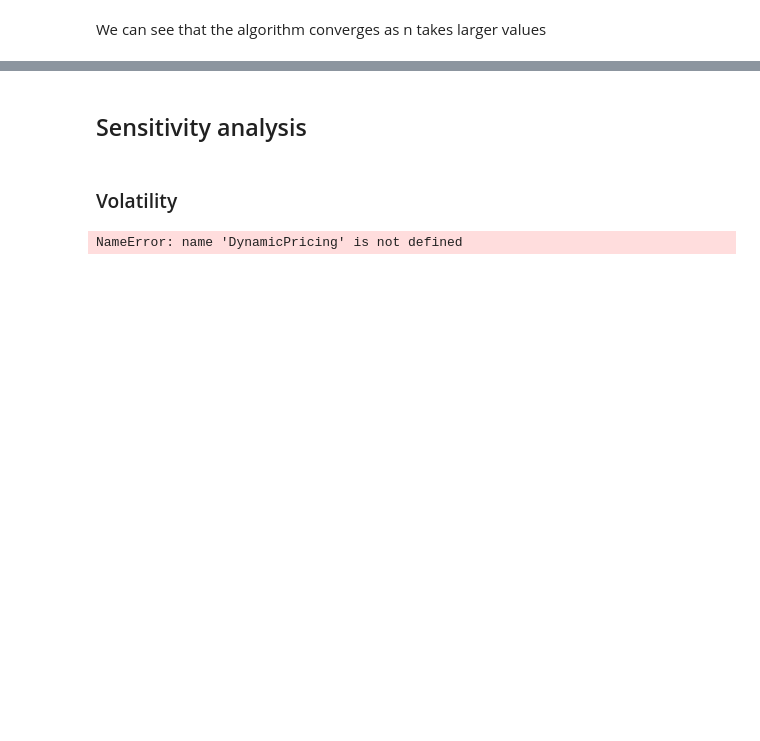
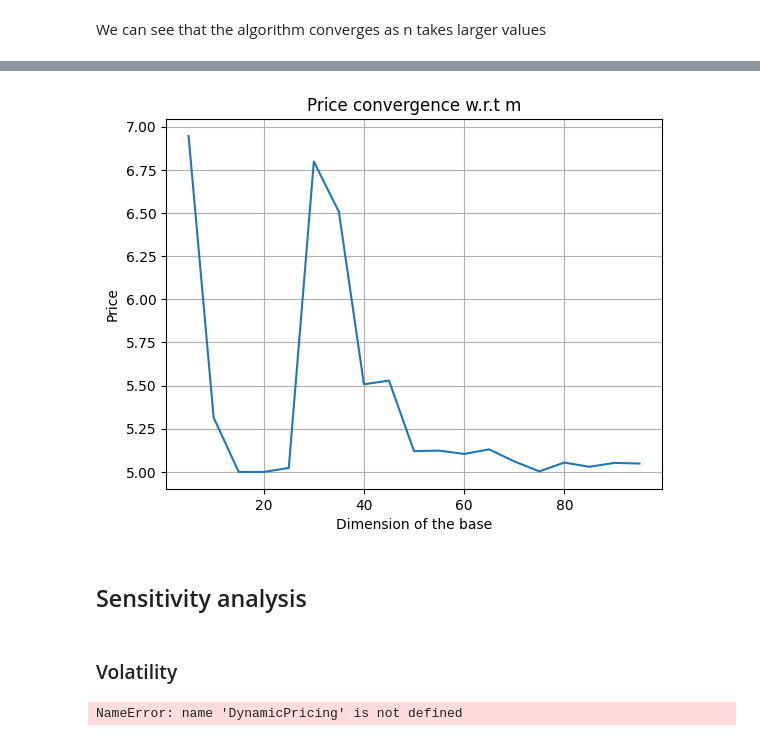
Before and after one commit to NESRINE202/Pricing_American_options, a Jupyter notebook: Least_squares.ipynb, the cells around one changed output, grey strips where cells are left out. Saved outputs shown, nothing was run; the diff lists cells and outputs as text; code cells hidden in the pictures; blank space fills up the shorter version.

Commit message:
Adding the discounted model

```diff
--- a/Least_squares.ipynb
+++ b/Least_squares.ipynb
@@ -164,2 +177,9 @@ plt.show()
 # %% [markdown]
 We can see that the algorithm converges as n takes larger values
+# %%
+prices_m=[]
+for i in range(5,100,5):
+    dynamic=DynamicPricing(S0, L, 10000,i,'poly',call.payoff,r=r,sigma=sigma,model_type="GBM")
+    u,_=dynamic.dynamic_prog_price()
+    prices_m.append(u)
+    print("option price:", u)
@@ -166,3 +206,14 @@ We can see that the algorithm converges as n takes larger values
+# %%
+
+M = list(range(5,100,5))
+plt.plot(M,prices_m)
+plt.title('Price convergence w.r.t m')
+plt.xlabel('Dimension of the base')
+plt.ylabel('Price')
+plt.grid(True)
+plt.show()
+# %% [output]
+[figure, added]
 # %% [markdown]
 ## Sensitivity analysis
 # %% [markdown]
```
Also changed, not shown: parts of 15 cells of this notebook, 3 other files.
